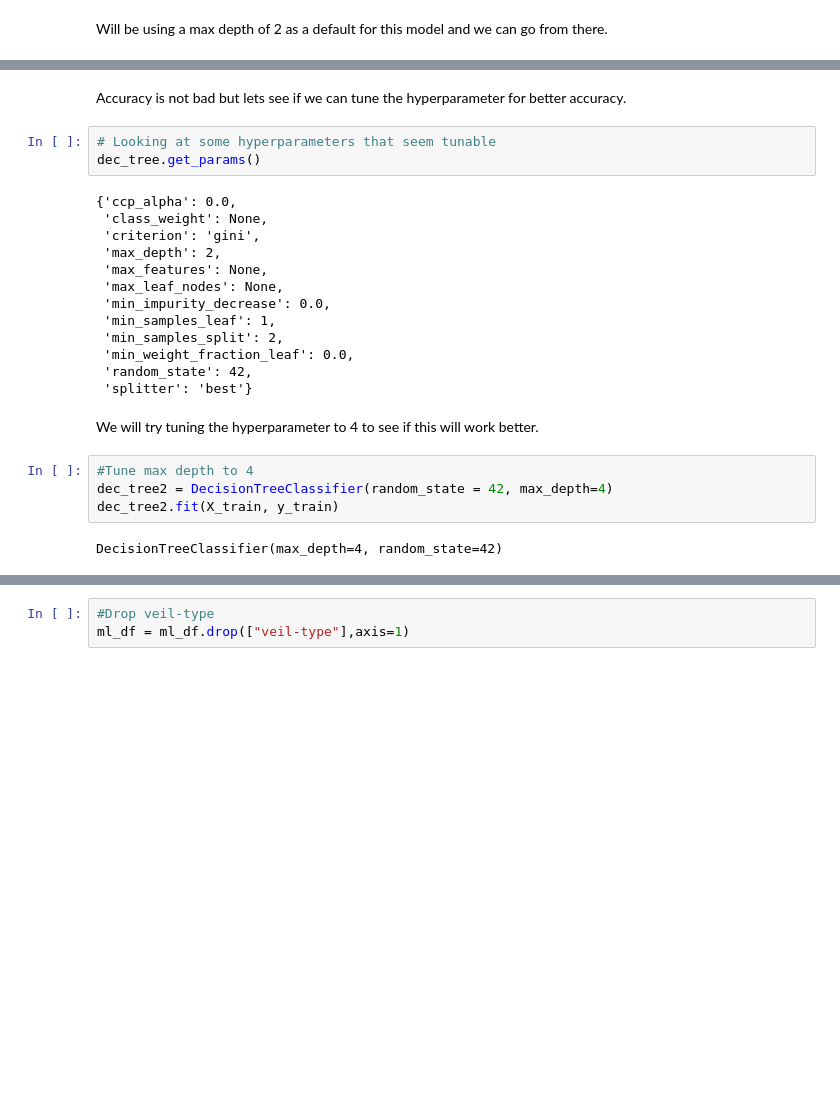
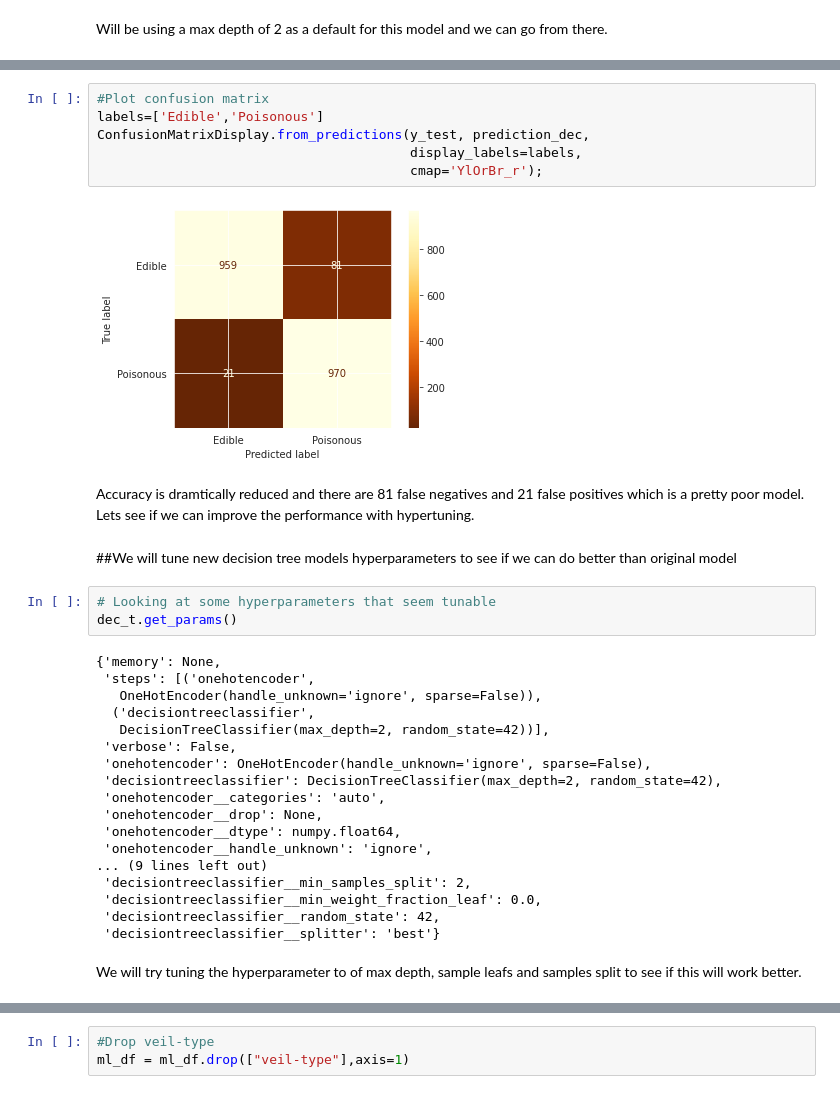
Before and after one commit to TopData530/Mushroom-Predictions, a Jupyter notebook: Project_2_Part_4.ipynb, the cells around one changed output, grey strips where cells are left out. Cells and saved outputs as stored; diff of their text form; blank space fills up the shorter version.

```diff
--- a/Project_2_Part_4.ipynb
+++ b/Project_2_Part_4.ipynb
@@ -622,26 +630,35 @@ print(test_score)
-# %% [markdown]
-Accuracy is not bad but lets see if we can tune the hyperparameter for better accuracy.
+# %%
+#Plot confusion matrix
+labels=['Edible','Poisonous']
+ConfusionMatrixDisplay.from_predictions(y_test, prediction_dec,
+                                        display_labels=labels,
+                                        cmap='YlOrBr_r');
+# %% [output]
+[figure, added]
+# %% [markdown]
+Accuracy is dramtically reduced and there are 81 false negatives and 21 false positives which is a pretty poor model. Lets see if we can improve the performance with hypertuning.
+# %% [markdown]
+##We will tune new decision tree models hyperparameters to see if we can do better than original model
 # %%
 # Looking at some hyperparameters that seem tunable
-dec_tree.get_params()
+dec_t.get_params()
 # %% [output]
-{'ccp_alpha': 0.0,
- 'class_weight': None,
- 'criterion': 'gini',
- 'max_depth': 2,
- 'max_features': None,
- 'max_leaf_nodes': None,
- 'min_impurity_decrease': 0.0,
- 'min_samples_leaf': 1,
- 'min_samples_split': 2,
- 'min_weight_fraction_leaf': 0.0,
- 'random_state': 42,
- 'splitter': 'best'}
+{'memory': None,
+ 'steps': [('onehotencoder',
+   OneHotEncoder(handle_unknown='ignore', sparse=False)),
+  ('decisiontreeclassifier',
+   DecisionTreeClassifier(max_depth=2, random_state=42))],
+ 'verbose': False,
+ 'onehotencoder': OneHotEncoder(handle_unknown='ignore', sparse=False),
+ 'decisiontreeclassifier': DecisionTreeClassifier(max_depth=2, random_state=42),
+ 'onehotencoder__categories': 'auto',
+ 'onehotencoder__drop': None,
+ 'onehotencoder__dtype': numpy.float64,
+ 'onehotencoder__handle_unknown': 'ignore',
+... (9 lines left out)
+ 'decisiontreeclassifier__min_samples_split': 2,
+ 'decisiontreeclassifier__min_weight_fraction_leaf': 0.0,
+ 'decisiontreeclassifier__random_state': 42,
+ 'decisiontreeclassifier__splitter': 'best'}
 # %% [markdown]
-We will try tuning the hyperparameter to 4 to see if this will work better.
+We will try tuning the hyperparameter to of max depth, sample leafs and samples split to see if this will work better.
-# %%
-#Tune max depth to 4
-dec_tree2 = DecisionTreeClassifier(random_state = 42, max_depth=4)
-dec_tree2.fit(X_train, y_train)
-# %% [output]
-DecisionTreeClassifier(max_depth=4, random_state=42)
```
Also changed, not shown: parts of 67 cells of this notebook.
